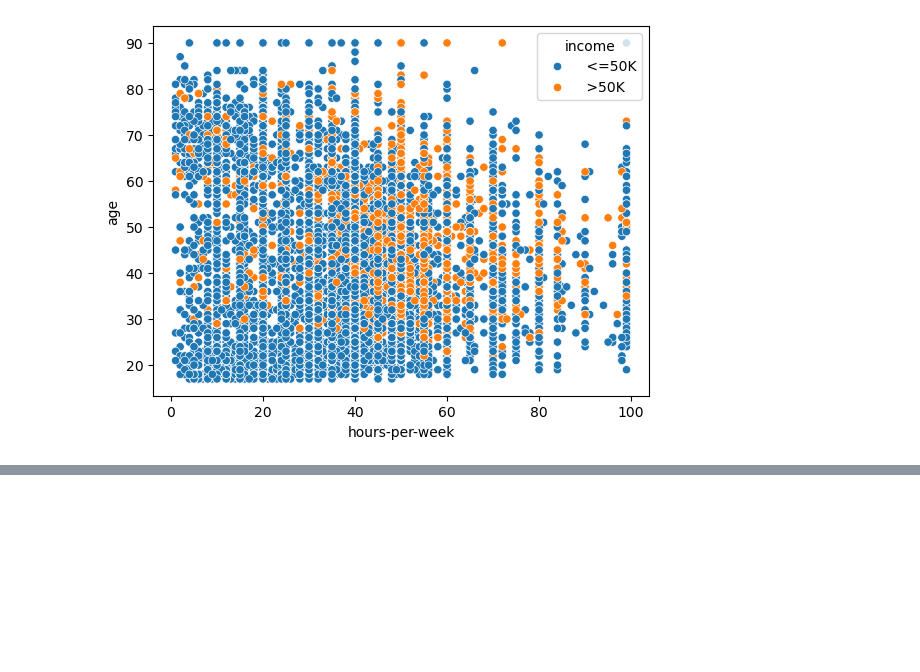
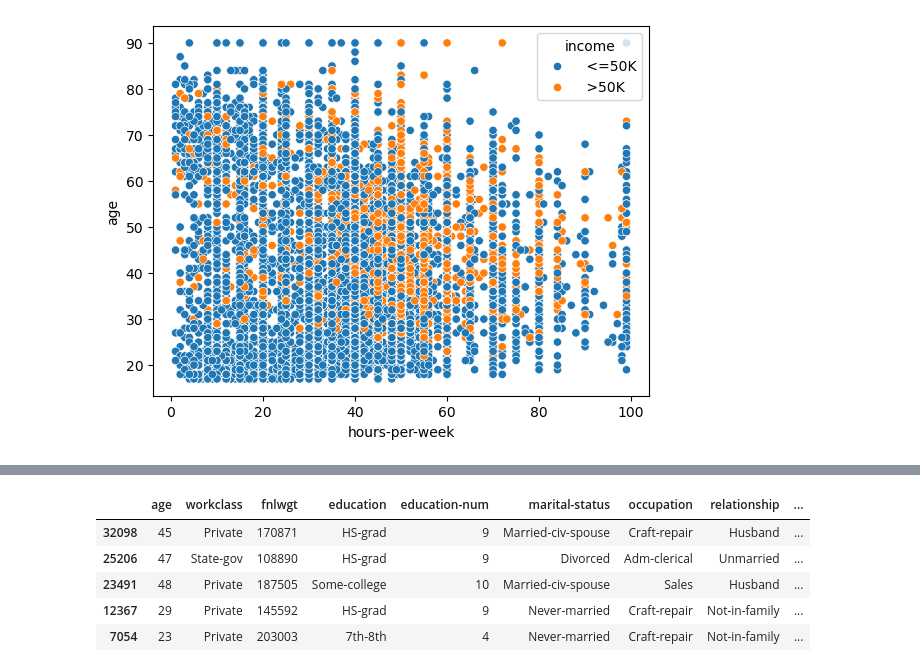
Before and after one commit to AbdullahTurgut/Machine-Learning, a Jupyter notebook: 16- RandomForestClassifier.ipynb, the cells around one changed output, grey strips where cells are left out. Cells and saved outputs as stored; diff of their text form; code cells hidden in the pictures; blank space fills up the shorter version.

Commit message:
Target encoding & OneHotEncoding

```diff
--- a/16- RandomForestClassifier.ipynb
+++ b/16- RandomForestClassifier.ipynb
@@ -175,0 +318,2 @@ plt.show()
+# %%
+X_train, X_test, y_train, y_test = train_test_split( X , y, test_size = 0.3, random_state= 0)
@@ -175,0 +418,20 @@ plt.show()
+# %%
+y_train_binary = y_train.apply(lambda x: 1 if x.strip() == '>50K' else 0)
+# %%
+target_means = y_train_binary.groupby(X_train['native-country']).mean()
+# %%
+X_train['native-country-encoded'] = X_train['native-country'].map(target_means)
+X_train['native-country-encoded'] = X_train['native-country-encoded'].fillna(y_train_binary.mean())
+
+
+X_test['native-country-encoded'] = X_test['native-country'].map(target_means)
+X_test['native-country-encoded'] = X_test['native-country-encoded'].fillna(y_train_binary.mean())
+# %%
+X_train.head()
+# %% [output]
+|  | age | workclass | fnlwgt | education | education-num | marital-status | occupation | relationship | ... |
+| 32098 | 45 | Private | 170871 | HS-grad | 9 | Married-civ-spouse | Craft-repair | Husband | ... |
+| 25206 | 47 | State-gov | 108890 | HS-grad | 9 | Divorced | Adm-clerical | Unmarried | ... |
+| 23491 | 48 | Private | 187505 | Some-college | 10 | Married-civ-spouse | Sales | Husband | ... |
+| 12367 | 29 | Private | 145592 | HS-grad | 9 | Never-married | Craft-repair | Not-in-family | ... |
+| 7054 | 23 | Private | 203003 | 7th-8th | 4 | Never-married | Craft-repair | Not-in-family | ... |
```
Also changed, not shown: parts of 44 cells of this notebook.
